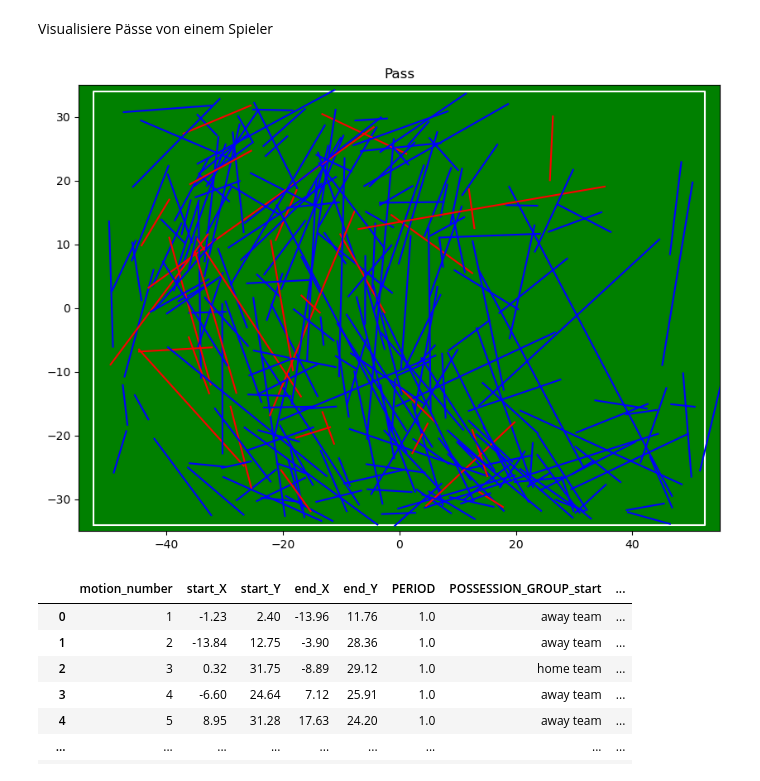
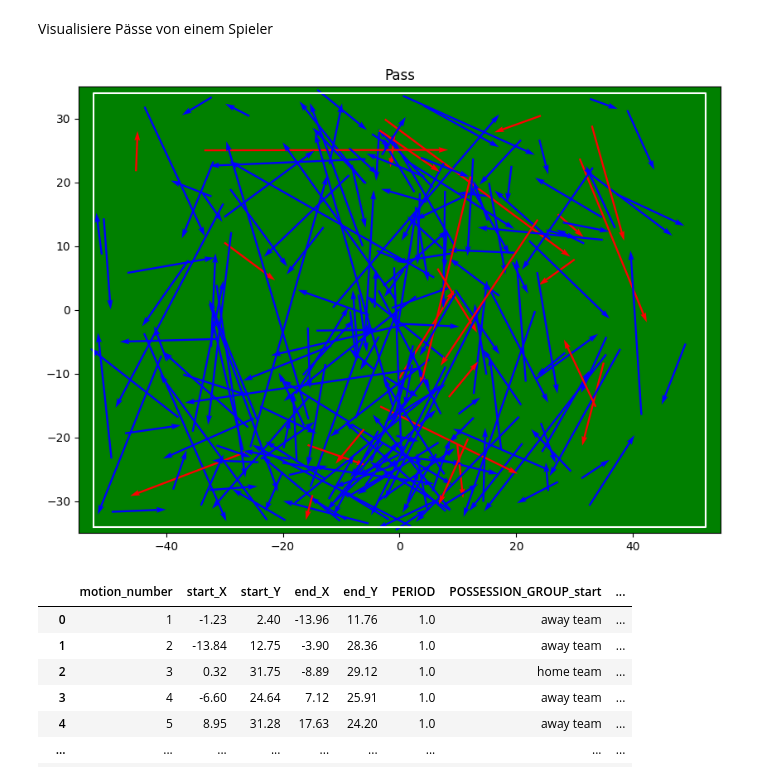
Before and after one commit to FelixFritz02/Eintracht-Data-Project, a Jupyter notebook: pass_recognition.ipynb, the cells around one changed output. Cells and saved outputs as stored; diff of their text form; code cells hidden in the pictures.

```diff
--- a/pass_recognition.ipynb
+++ b/pass_recognition.ipynb
@@ -245,28 +260,41 @@ passes_summary['Passempfänger'] = passes_summary.apply(
 # %% [markdown]
 Visualisiere Pässe von einem Spieler
 # %%
-motion_numbers = passes_summary[(passes_summary['POSSESSION_GROUP_end'] == 'away team') & (passes_summary['PERIOD'] == 1)]['motion_number']
+motion_numbers = passes_summary[(passes_summary['POSSESSION_GROUP_end'] == 'away team') & (passes_summary['PERIOD'] == 2)]['motion_number']
 # %%
-def visualize_passes(passes_summary, motion_numbers):
+def visualize_passes(passes_summary, motion_numbers, show_player = False):
     pass_sequence = passes_summary[passes_summary['motion_number'].isin(motion_numbers)]
 
     plt.figure(figsize=(10, 7))
     plt.title("Pass")
 
     plt.plot([-52.5, 52.5, 52.5, -52.5, -52.5], [-34, -34, 34, 34, -34], color="white")
     plt.gca().set_facecolor("green")
     plt.xlim(-55, 55)
     plt.ylim(-35, 35)
 
     for _, row in pass_sequence.iterrows():
         color = 'blue' if row['Angekommen'] else 'red'
-        plt.plot([row['start_X'], row['end_X']], [row['start_Y'], row['end_Y']],  color)
+        dx = row['end_X'] - row['start_X']
+        dy = row['end_Y'] - row['start_Y']
+
+        plt.quiver(
+            row['start_X'], row['start_Y'],  # Startpunkt
+            dx, dy,                          # Richtungsvektor
+            angles='xy',
+            scale_units='xy',
+            scale=1,
+            color=color,
+            width=0.003,
+            headwidth=3,
+            headlength=5
+        )
 
     plt.show()
 
 visualize_passes(passes_summary, motion_numbers)
 # %% [output]
-[figure, old version]
+[figure, new version]
 # %%
 passes_summary
 # %% [output]
```
Also changed, not shown: parts of 31 cells of this notebook, 11 other files.
